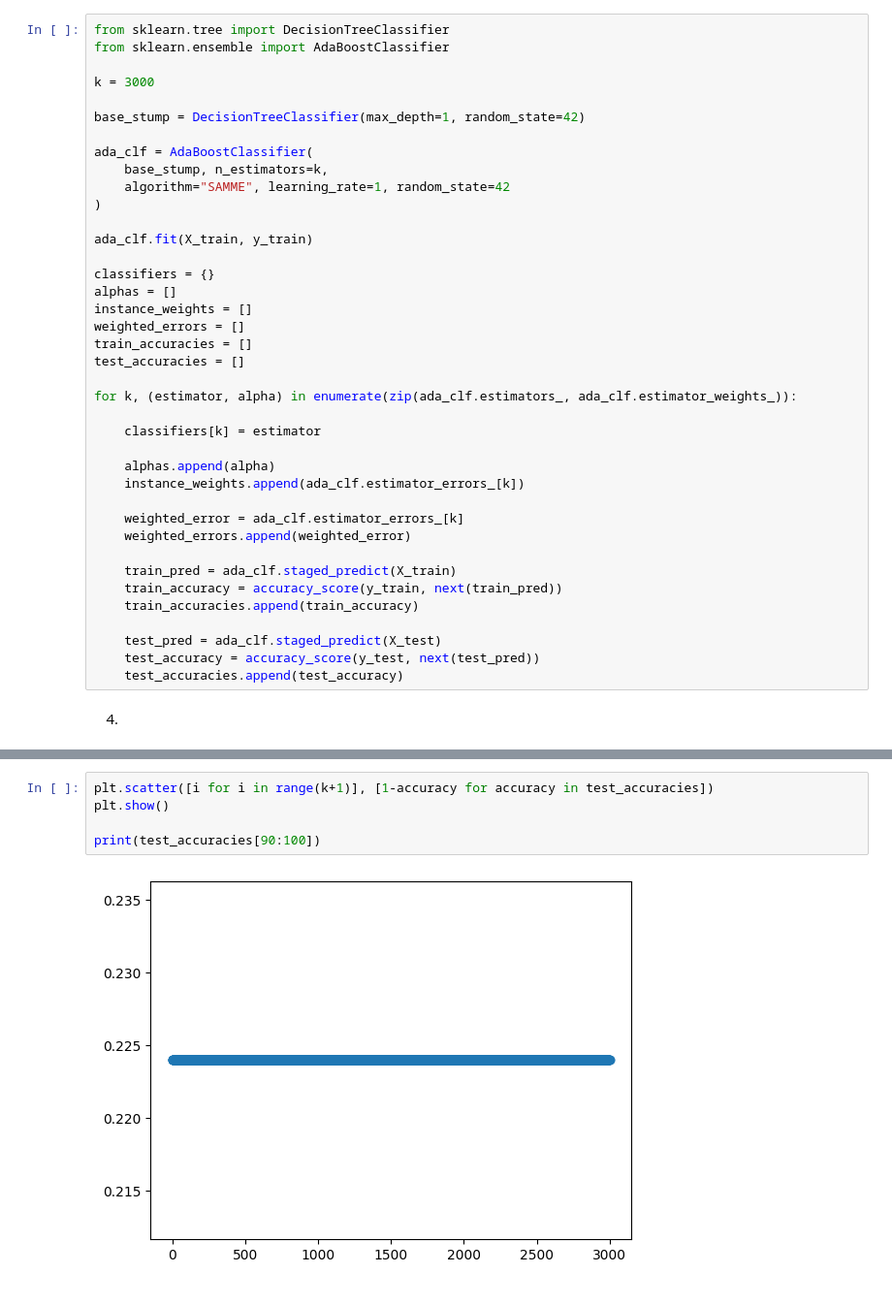
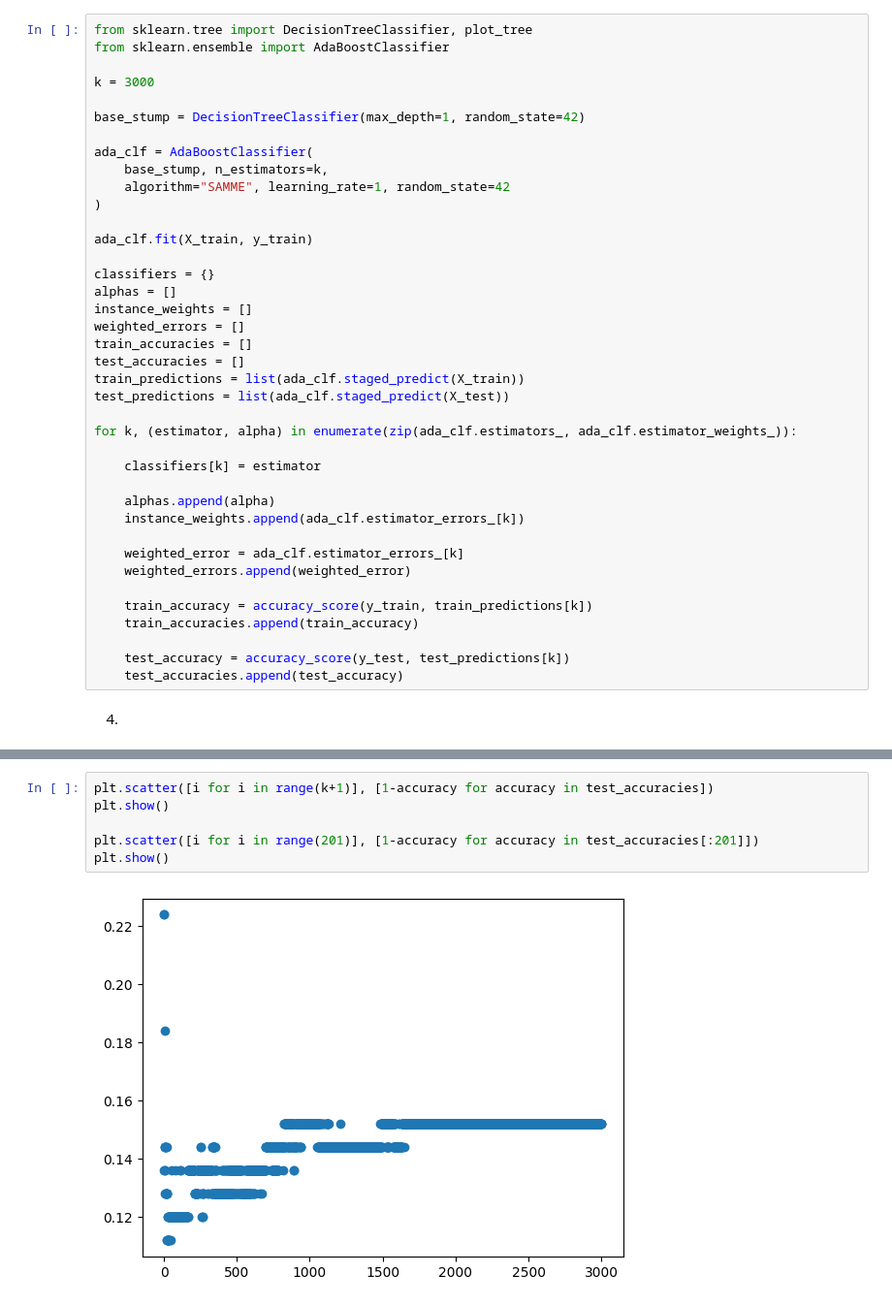
Before and after one commit to jacobnarvades/machinelearning, a Jupyter notebook: adaboost/make_moons.ipynb, the cells around one changed output, grey strips where cells are left out. Shown at 97% size. Cells and saved outputs as stored; diff of their text form.

```diff
--- a/adaboost/make_moons.ipynb
+++ b/adaboost/make_moons.ipynb
@@ -47,7 +47,7 @@ VotingClassifier 0.904
 # %% [markdown]
 3.
 # %%
-from sklearn.tree import DecisionTreeClassifier
+from sklearn.tree import DecisionTreeClassifier, plot_tree
 from sklearn.ensemble import AdaBoostClassifier
 
 k = 3000
@@ -67,6 +67,8 @@ instance_weights = []
 weighted_errors = []
 train_accuracies = []
 test_accuracies = []
+train_predictions = list(ada_clf.staged_predict(X_train))
+test_predictions = list(ada_clf.staged_predict(X_test))
 
 for k, (estimator, alpha) in enumerate(zip(ada_clf.estimators_, ada_clf.estimator_weights_)):
 
@@ -78,12 +80,10 @@ for k, (estimator, alpha) in enumerate(zip(ada_clf.estimators_, ada_clf.estimato
     weighted_error = ada_clf.estimator_errors_[k]
     weighted_errors.append(weighted_error)
 
-    train_pred = ada_clf.staged_predict(X_train)
-    train_accuracy = accuracy_score(y_train, next(train_pred))
+    train_accuracy = accuracy_score(y_train, train_predictions[k])
     train_accuracies.append(train_accuracy)
 
-    test_pred = ada_clf.staged_predict(X_test)
-    test_accuracy = accuracy_score(y_test, next(test_pred))
+    test_accuracy = accuracy_score(y_test, test_predictions[k])
     test_accuracies.append(test_accuracy)
 # %% [markdown]
 4.
@@ -90,7 +101,8 @@ for k, (estimator, alpha) in enumerate(zip(ada_clf.estimators_, ada_clf.estimato
 # %%
 plt.scatter([i for i in range(k+1)], [1-accuracy for accuracy in test_accuracies])
 plt.show()
 
-print(test_accuracies[90:100])
+plt.scatter([i for i in range(201)], [1-accuracy for accuracy in test_accuracies[:201]])
+plt.show()
 # %% [output]
-[figure, old version]
+[figure, new version]
```
Also changed, not shown: parts of 8 cells of this notebook.
